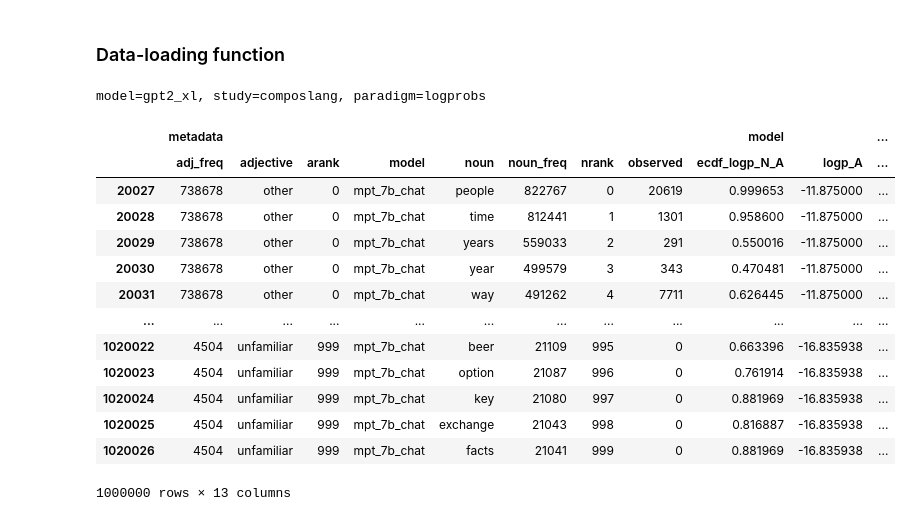
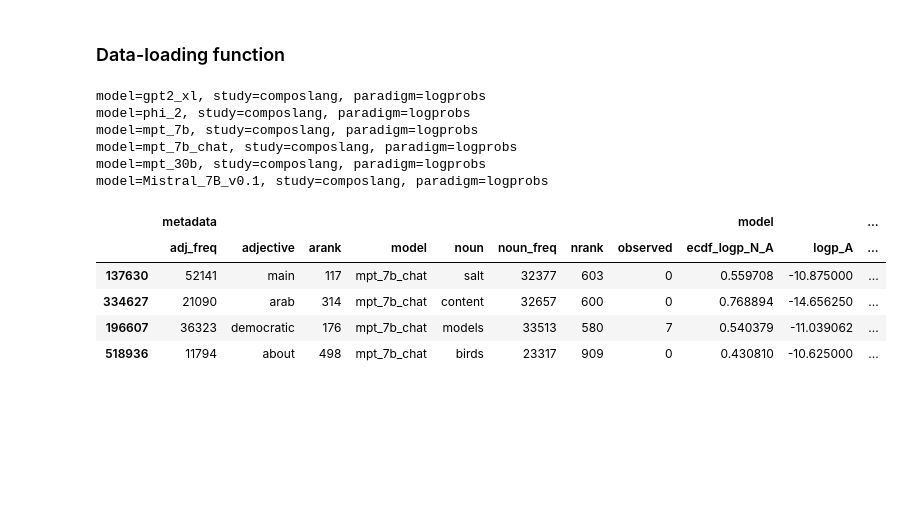
Before and after one commit to roccoflint/composlang_ud, a Jupyter notebook: notebooks/figure-2-process_llm_sparsity.ipynb, the cells around one changed output. Saved outputs shown, nothing was run; the diff lists cells and outputs as text; code cells hidden in the pictures; blank space fills up the shorter version.

```diff
--- a/notebooks/figure-2-process_llm_sparsity.ipynb
+++ b/notebooks/figure-2-process_llm_sparsity.ipynb
@@ -95,26 +95,23 @@ gpt2xl = get_results(model="gpt2_xl")
 phi2 = get_results(model="phi_2")
 mpt7b = get_results(model="mpt_7b")
 mpt7bchat = get_results(model="mpt_7b_chat")
-# mpt30b = get_results(model="mpt_30b")
+mpt30b = get_results(model="mpt_30b")
 # mpt30bchat = get_results(model="mpt_30b_chat")
 mistral7b = get_results(model="Mistral_7B_v0.1")
 # %% [output]
 model=gpt2_xl, study=composlang, paradigm=logprobs
+model=phi_2, study=composlang, paradigm=logprobs
+model=mpt_7b, study=composlang, paradigm=logprobs
+model=mpt_7b_chat, study=composlang, paradigm=logprobs
+model=mpt_30b, study=composlang, paradigm=logprobs
+model=Mistral_7B_v0.1, study=composlang, paradigm=logprobs
 # %%
-mpt7bchat
+mpt7bchat.sample(4)
 # %% [output]
 |  | metadata |  |  |  |  |  |  |  | model |  | ... |
 |  | adj_freq | adjective | arank | model | noun | noun_freq | nrank | observed | ecdf_logp_N_A | logp_A | ... |
-| 20027 | 738678 | other | 0 | mpt_7b_chat | people | 822767 | 0 | 20619 | 0.999653 | -11.875000 | ... |
-| 20028 | 738678 | other | 0 | mpt_7b_chat | time | 812441 | 1 | 1301 | 0.958600 | -11.875000 | ... |
-| 20029 | 738678 | other | 0 | mpt_7b_chat | years | 559033 | 2 | 291 | 0.550016 | -11.875000 | ... |
-| 20030 | 738678 | other | 0 | mpt_7b_chat | year | 499579 | 3 | 343 | 0.470481 | -11.875000 | ... |
-| 20031 | 738678 | other | 0 | mpt_7b_chat | way | 491262 | 4 | 7711 | 0.626445 | -11.875000 | ... |
-| ... | ... | ... | ... | ... | ... | ... | ... | ... | ... | ... | ... |
-| 1020022 | 4504 | unfamiliar | 999 | mpt_7b_chat | beer | 21109 | 995 | 0 | 0.663396 | -16.835938 | ... |
-| 1020023 | 4504 | unfamiliar | 999 | mpt_7b_chat | option | 21087 | 996 | 0 | 0.761914 | -16.835938 | ... |
-| 1020024 | 4504 | unfamiliar | 999 | mpt_7b_chat | key | 21080 | 997 | 0 | 0.881969 | -16.835938 | ... |
-| 1020025 | 4504 | unfamiliar | 999 | mpt_7b_chat | exchange | 21043 | 998 | 0 | 0.816887 | -16.835938 | ... |
-| 1020026 | 4504 | unfamiliar | 999 | mpt_7b_chat | facts | 21041 | 999 | 0 | 0.881969 | -16.835938 | ... |
+| 137630 | 52141 | main | 117 | mpt_7b_chat | salt | 32377 | 603 | 0 | 0.559708 | -10.875000 | ... |
+| 334627 | 21090 | arab | 314 | mpt_7b_chat | content | 32657 | 600 | 0 | 0.768894 | -14.656250 | ... |
+| 196607 | 36323 | democratic | 176 | mpt_7b_chat | models | 33513 | 580 | 7 | 0.540379 | -11.039062 | ... |
+| 518936 | 11794 | about | 498 | mpt_7b_chat | birds | 23317 | 909 | 0 | 0.430810 | -10.625000 | ... |
-1000000 rows × 13 columns
 # %%
```
Also changed, not shown: parts of 17 cells of this notebook, 2 other files.
